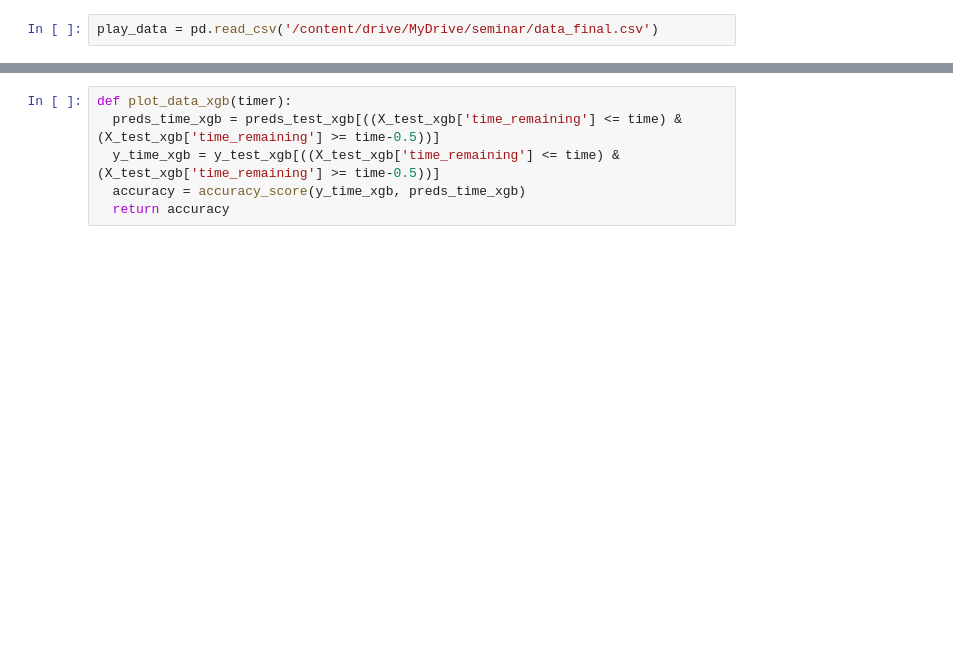
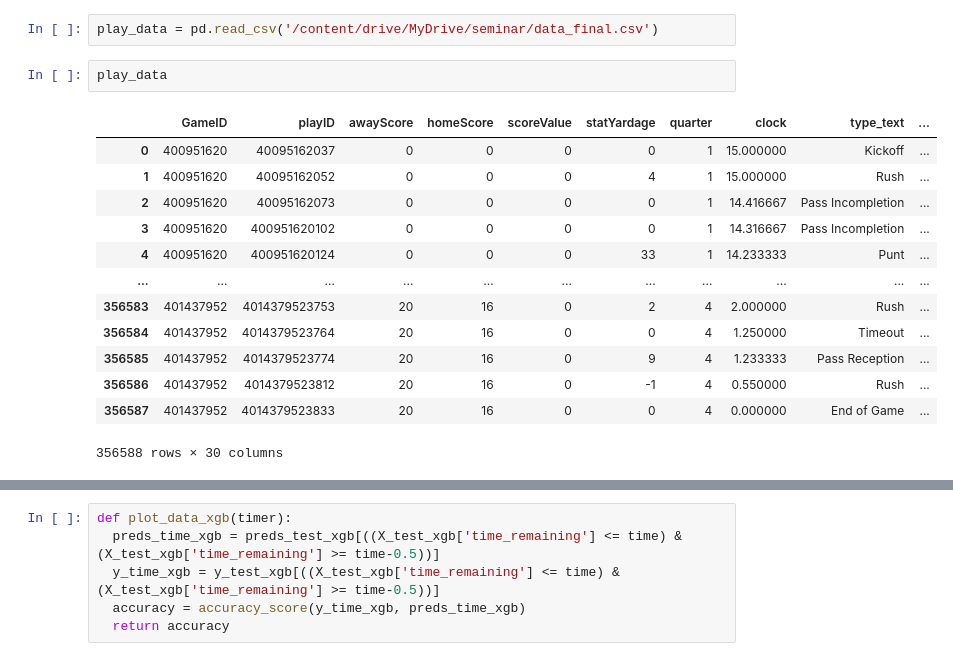
Before and after one commit to michel-wue/Seminar, a Jupyter notebook: Models.ipynb, the cells around one changed output, grey strips where cells are left out. Saved outputs shown, nothing was run; the diff lists cells and outputs as text; blank space fills up the shorter version.

```diff
--- a/Models.ipynb
+++ b/Models.ipynb
@@ -151,3 +133,19 @@ plt.show()
 [figure]
 # %%
 play_data = pd.read_csv('/content/drive/MyDrive/seminar/data_final.csv')
+# %%
+play_data
+# %% [output]
+|  | GameID | playID | awayScore | homeScore | scoreValue | statYardage | quarter | clock | type_text | ... |
+| 0 | 400951620 | 40095162037 | 0 | 0 | 0 | 0 | 1 | 15.000000 | Kickoff | ... |
+| 1 | 400951620 | 40095162052 | 0 | 0 | 0 | 4 | 1 | 15.000000 | Rush | ... |
+| 2 | 400951620 | 40095162073 | 0 | 0 | 0 | 0 | 1 | 14.416667 | Pass Incompletion | ... |
+| 3 | 400951620 | 400951620102 | 0 | 0 | 0 | 0 | 1 | 14.316667 | Pass Incompletion | ... |
+| 4 | 400951620 | 400951620124 | 0 | 0 | 0 | 33 | 1 | 14.233333 | Punt | ... |
+| ... | ... | ... | ... | ... | ... | ... | ... | ... | ... | ... |
+| 356583 | 401437952 | 4014379523753 | 20 | 16 | 0 | 2 | 4 | 2.000000 | Rush | ... |
+| 356584 | 401437952 | 4014379523764 | 20 | 16 | 0 | 0 | 4 | 1.250000 | Timeout | ... |
+| 356585 | 401437952 | 4014379523774 | 20 | 16 | 0 | 9 | 4 | 1.233333 | Pass Reception | ... |
+| 356586 | 401437952 | 4014379523812 | 20 | 16 | 0 | -1 | 4 | 0.550000 | Rush | ... |
+| 356587 | 401437952 | 4014379523833 | 20 | 16 | 0 | 0 | 4 | 0.000000 | End of Game | ... |
+356588 rows × 30 columns
```
Also changed, not shown: parts of 19 cells of this notebook.
